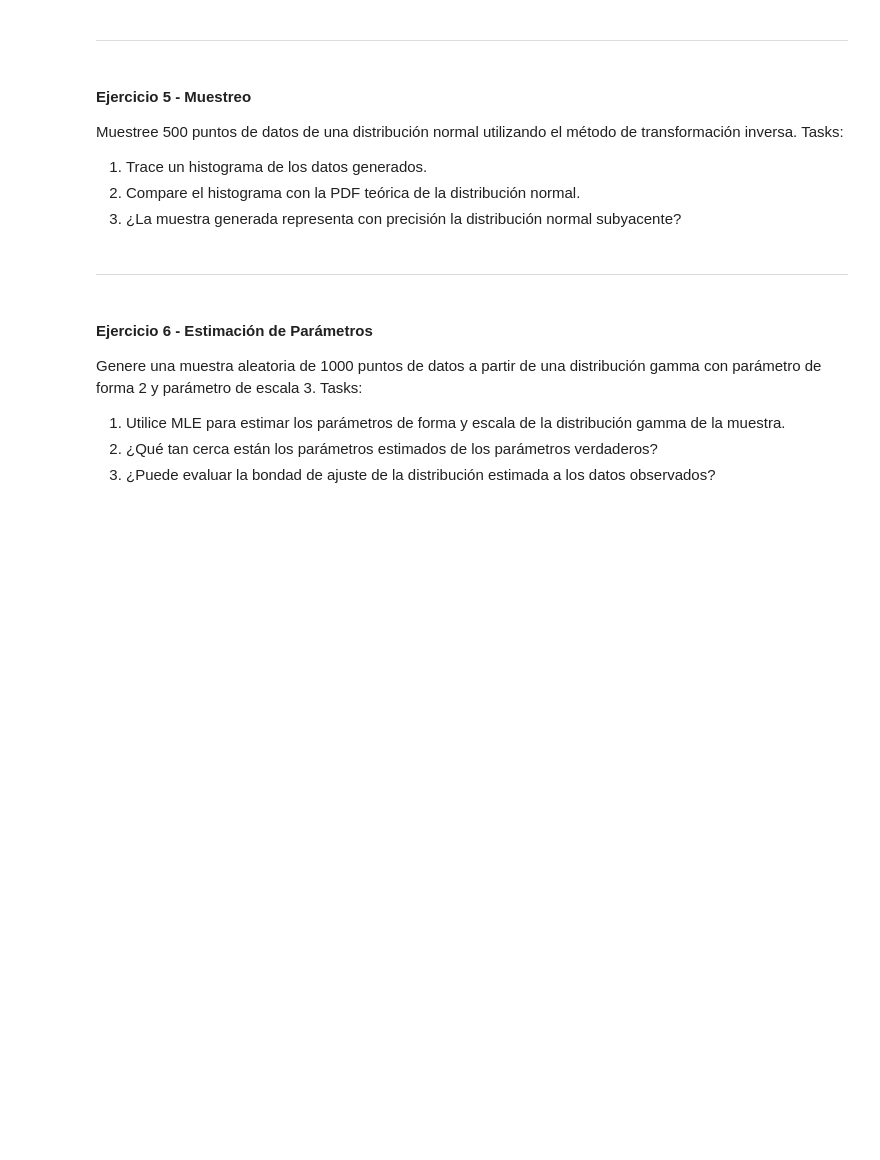
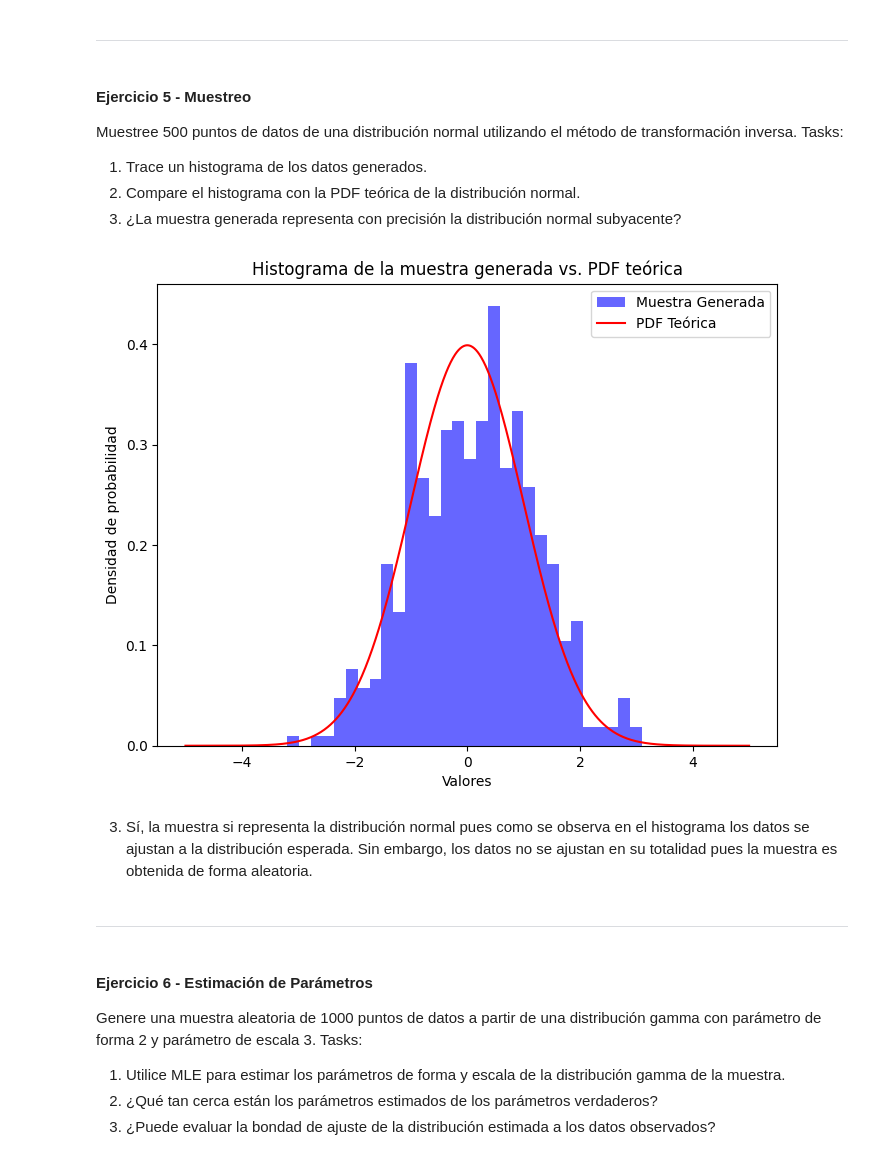
Before and after one commit to Paola-Contreras/HDT1-MS, a Jupyter notebook: lab01.ipynb, the cells around one changed output. Saved outputs shown, nothing was run; the diff lists cells and outputs as text; code cells hidden in the pictures; blank space fills up the shorter version.

```diff
--- a/lab01.ipynb
+++ b/lab01.ipynb
@@ -52,6 +100,36 @@ Tasks:
 1. Trace un histograma de los datos generados.
 2. Compare el histograma con la PDF teórica de la distribución normal.
 3. ¿La muestra generada representa con precisión la distribución normal subyacente?
+# %%
+def generateNormalDistributionInverse(mu, sigma):
+    '''
+        Generación de 1000 puntos de datos de distribución normal.
+    '''
+    mu, sigma = 0, 1
+    uniform_random_numbers = np.random.rand(500)
+    return mu + sigma * np.sqrt(2) * erfinv(2 * uniform_random_numbers - 1)
+# %%
+mu, sigma = 0, 1
+sample = generateNormalDistributionInverse(mu, sigma)
+
+# Histograma
+plt.figure(figsize=(8, 6))
+plt.hist(sample, bins=30, density=True, alpha=0.6, color='blue', label='Muestra Generada')
+
+# Histograma PDF teórica de la distribución normal
+x = np.linspace(-5, 5, 1000)
+pdf = (1 / (sigma * np.sqrt(2 * np.pi))) * np.exp(-(x - mu)**2 / (2 * sigma**2))
+plt.plot(x, pdf, color='red', label='PDF Teórica')
+
+plt.xlabel('Valores')
+plt.ylabel('Densidad de probabilidad')
+plt.title('Histograma de la muestra generada vs. PDF teórica')
+plt.legend()
+plt.show()
+# %% [output]
+[figure, added]
+# %% [markdown]
+3. Sí, la muestra si representa la distribución normal pues como se observa en el histograma los datos se ajustan a la distribución esperada. Sin embargo, los datos no se ajustan en su totalidad pues la muestra es obtenida de forma aleatoria.
 # %% [markdown]
 _________________________________________________________________________________________________________
 # %% [markdown]
```
Also changed, not shown: parts of 11 cells of this notebook.
